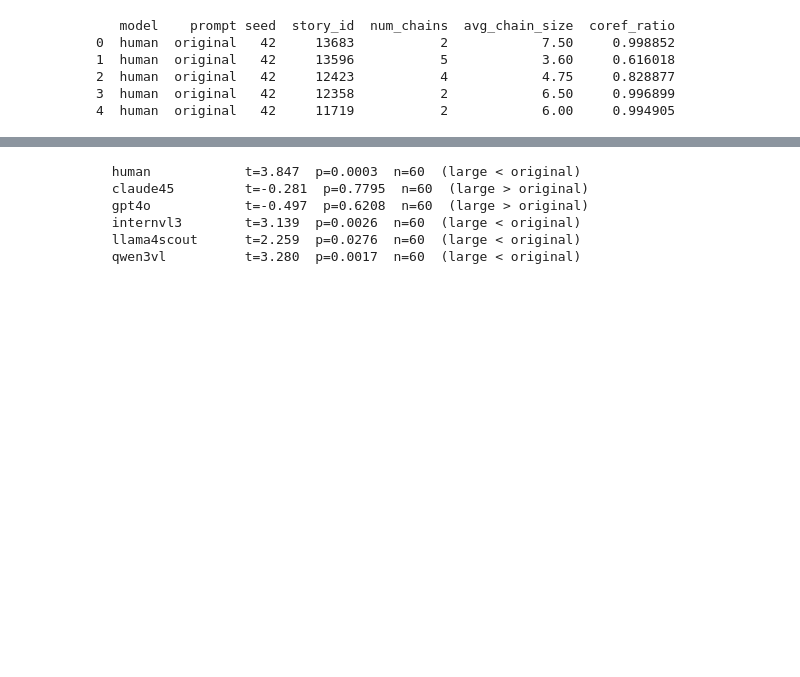
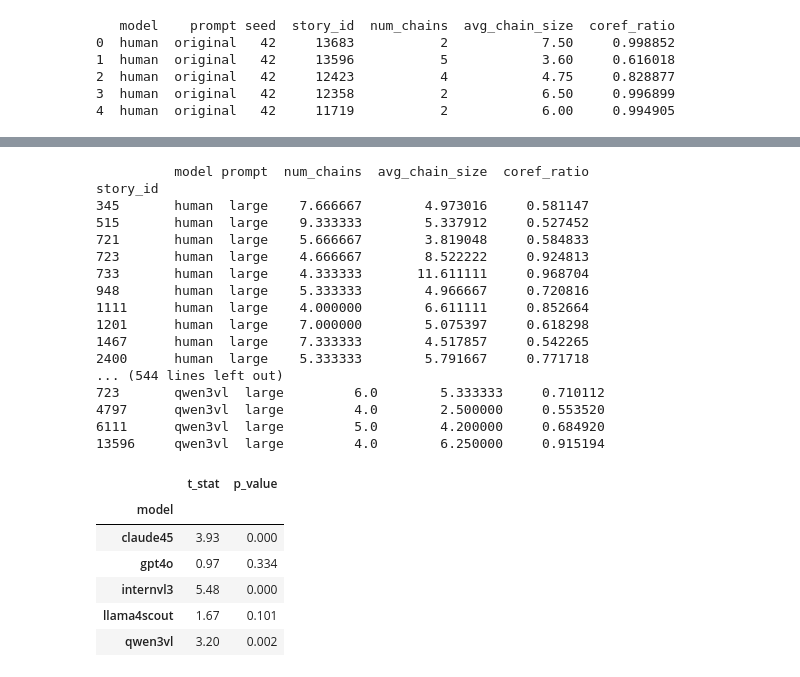
Before and after one commit to GU-CLASP/coherence-driven-humans, a Jupyter notebook: analysis/coreference_profiles.ipynb, the cells around one changed output, grey strips where cells are left out. Cells and saved outputs as stored; diff of their text form; code cells hidden in the pictures; blank space fills up the shorter version.

```diff
--- a/analysis/coreference_profiles.ipynb
+++ b/analysis/coreference_profiles.ipynb
@@ -262,27 +283,29 @@ for prompt in PROMPTS:
 # %%
-# Paired t-test per prompt, paired by story_id
-# Original vs Large prompt
-# do VLMs re-refer to story entities differently than a human would?
-
-for model in MODELS:
-    df_orig = df_coref[(df_coref['model'] == model) & (df_coref['prompt'] == 'original')].set_index('story_id')
-    df_large = df_coref[(df_coref['model'] == model) & (df_coref['prompt'] == 'large')].set_index('story_id')
-
-    common_ids = df_orig.index.intersection(df_large.index)
-    if len(common_ids) == 0:
-        print(f"  {model}: no common story_ids")
-        continue
-
-    orig_vals = df_orig.loc[common_ids, 'coref_ratio'].values
-    large_vals = df_large.loc[common_ids, 'coref_ratio'].values
-
-    stat, p = ttest_rel(orig_vals, large_vals)
-    direction = "large > original" if np.mean(large_vals) > np.mean(orig_vals) else "large < original"
-    print(f"  {model:15s}  t={stat:.3f}  p={p:.4f}  n={len(common_ids)}  ({direction})")
+# paired t-test between humans and models on large prompt (54 stories)
+ttest_large_54 = human_model_paired_ttests(df_large_54)
+display(ttest_large_54)
 # %% [output]
-  human            t=3.847  p=0.0003  n=60  (large < original)
-  claude45         t=-0.281  p=0.7795  n=60  (large > original)
-  gpt4o            t=-0.497  p=0.6208  n=60  (large > original)
-  internvl3        t=3.139  p=0.0026  n=60  (large < original)
-  llama4scout      t=2.259  p=0.0276  n=60  (large < original)
-  qwen3vl          t=3.280  p=0.0017  n=60  (large < original)
+          model prompt  num_chains  avg_chain_size  coref_ratio
+story_id
+345       human  large    7.666667        4.973016     0.581147
+515       human  large    9.333333        5.337912     0.527452
+721       human  large    5.666667        3.819048     0.584833
+723       human  large    4.666667        8.522222     0.924813
+733       human  large    4.333333       11.611111     0.968704
+948       human  large    5.333333        4.966667     0.720816
+1111      human  large    4.000000        6.611111     0.852664
+1201      human  large    7.000000        5.075397     0.618298
+1467      human  large    7.333333        4.517857     0.542265
+2400      human  large    5.333333        5.791667     0.771718
+... (544 lines left out)
+723       qwen3vl  large         6.0        5.333333     0.710112
+4797      qwen3vl  large         4.0        2.500000     0.553520
+6111      qwen3vl  large         5.0        4.200000     0.684920
+13596     qwen3vl  large         4.0        6.250000     0.915194
+|  | t_stat | p_value |
+| model |  |  |
+| claude45 | 3.93 | 0.000 |
+| gpt4o | 0.97 | 0.334 |
+| internvl3 | 5.48 | 0.000 |
+| llama4scout | 1.67 | 0.101 |
+| qwen3vl | 3.20 | 0.002 |
```
Also changed, not shown: parts of 14 cells of this notebook, 6 other files.
